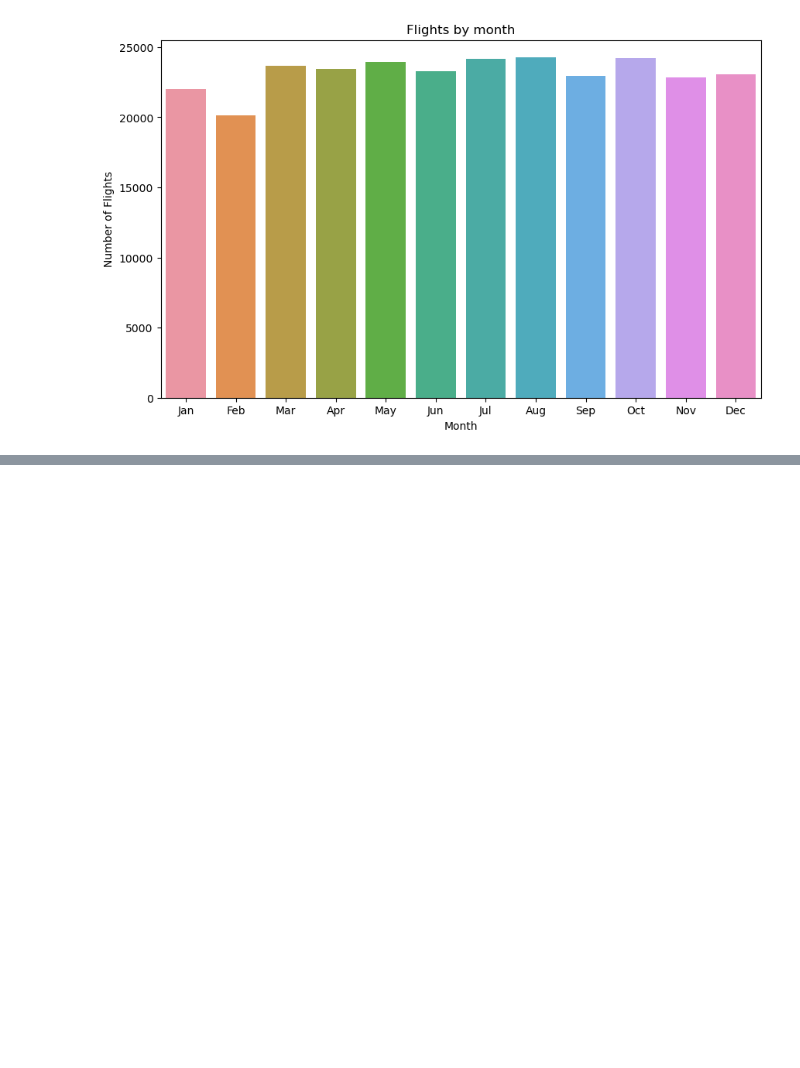
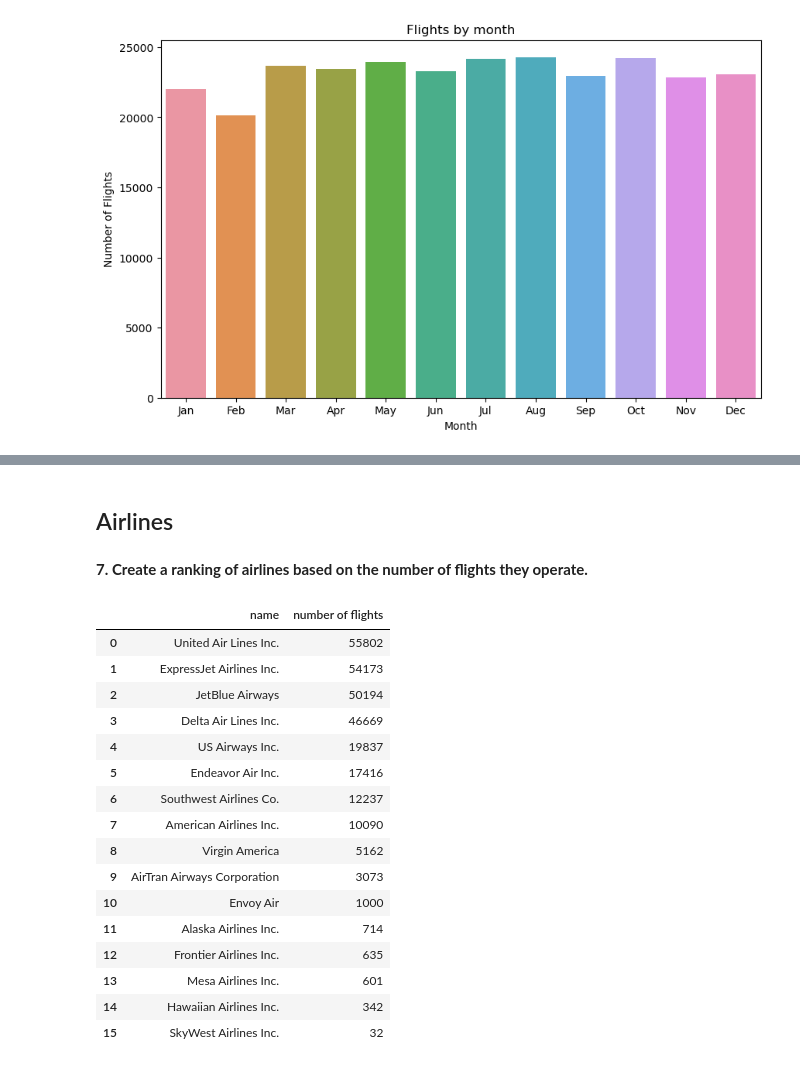
Before and after one commit to brauCastelblanco/data-analysis-projects, a Jupyter notebook: NYC Airport Analysis.ipynb, the cells around one changed output, grey strips where cells are left out. Cells and saved outputs as stored; diff of their text form; code cells hidden in the pictures; blank space fills up the shorter version.

```diff
--- a/NYC Airport Analysis.ipynb
+++ b/NYC Airport Analysis.ipynb
@@ -222,0 +223,39 @@ sns.pairplot(cx_delays_weather)
+# %% [markdown]
+<h2>Airlines</h2>
+# %% [markdown]
+<b>7. Create a ranking of airlines based on the number of flights they operate.</b>
+# %%
+#Join the two datasets to add the name of the carrier
+ranking_num_flights = dataframes['nyc_flights_fixed'].merge(dataframes['nyc_airlines'], on='carrier')
+
+#Group by the name of the carrier
+ranking_num_flights = ranking_num_flights.groupby('name')['flight'].count()
+
+#Cast the series as a dataframe
+ranking_num_flights = pd.DataFrame(ranking_num_flights).reset_index()
+
+#Sorting
+ranking_num_flights.sort_values('flight', ascending=False, inplace=True)
+
+#Renaming the flight column to number of flights
+ranking_num_flights.rename({'flight':'number of flights'}, axis=1, inplace=True)
+
+ranking_num_flights.reset_index(drop=True)
+# %% [output]
+|  | name | number of flights |
+| 0 | United Air Lines Inc. | 55802 |
+| 1 | ExpressJet Airlines Inc. | 54173 |
+| 2 | JetBlue Airways | 50194 |
+| 3 | Delta Air Lines Inc. | 46669 |
+| 4 | US Airways Inc. | 19837 |
+| 5 | Endeavor Air Inc. | 17416 |
+| 6 | Southwest Airlines Co. | 12237 |
+| 7 | American Airlines Inc. | 10090 |
+| 8 | Virgin America | 5162 |
+| 9 | AirTran Airways Corporation | 3073 |
+| 10 | Envoy Air | 1000 |
+| 11 | Alaska Airlines Inc. | 714 |
+| 12 | Frontier Airlines Inc. | 635 |
+| 13 | Mesa Airlines Inc. | 601 |
+| 14 | Hawaiian Airlines Inc. | 342 |
+| 15 | SkyWest Airlines Inc. | 32 |
```
Also changed, not shown: parts of 20 cells of this notebook.
